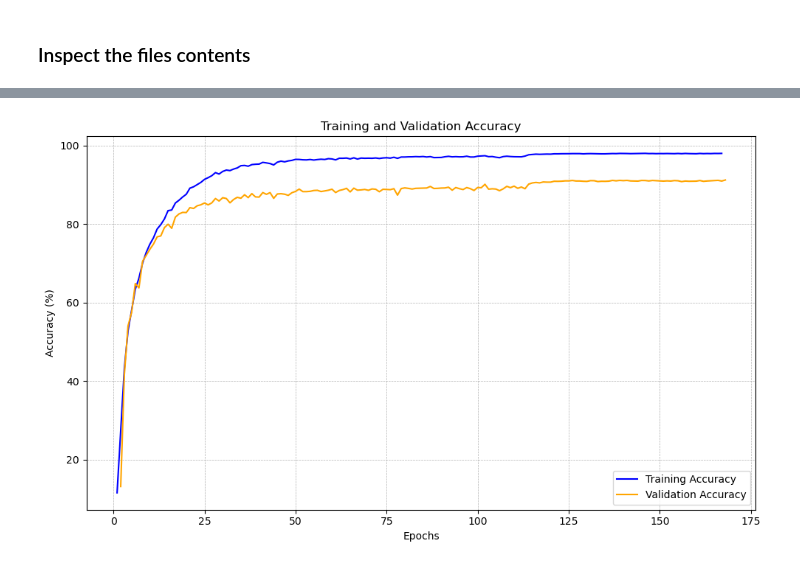
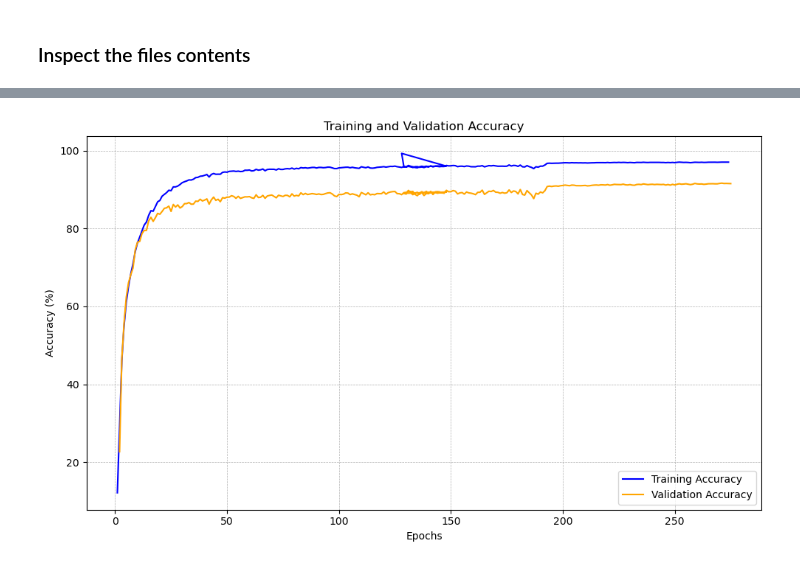
Before and after one commit to arnormoncada/KantoDex-Classifier, a Jupyter notebook: data_playground/custom_kanto.ipynb, the cells around one changed output, grey strips where cells are left out. Cells and saved outputs as stored; diff of their text form; code cells hidden in the pictures.

```diff
--- a/data_playground/custom_kanto.ipynb
+++ b/data_playground/custom_kanto.ipynb
@@ -34,11 +40,13 @@ Step: 39, Tag: Class Accuracy/Magikarp, Value: 9
 # %%
-# Vizualize the tags... we kinda already knew this but lets still do it for the novelty
+# Check each unique tag in the file
 
 tags = set()
-for event in summary_iterator(tfevents_path):
-    for value in event.summary.value:
-        tags.add(value.tag)
+for tfevents_path in tfevents_paths:
+    for event in summary_iterator(tfevents_path):
+        for value in event.summary.value:
+            tags.add(value.tag)
 
-print("Available Tags:")
-print(tags)
+print("\nUnique tags in the file:")
+for tag in tags:
+    print(tag)
 # %% [output]
@@ -56,28 +79,33 @@ epoch_train_accuracy = []
 epoch_train_loss = []
 epoch_steps_val = []
 epoch_val_accuracy = []
+epoch_val_loss = []
 
 # Initalize empty lists for batch metrics
 batch_steps_train = []
 batch_loss = []
 
 # Parse the tfevents file
-for summary in summary_iterator(tfevents_path):
-    for value in summary.summary.value:
-        if value.tag == "Epoch Training Accuracy":  # Training accuracy
-            epoch_steps_train.append(summary.step)
-            print(f"Epoch {summary.step}: Training Accuracy = {value.simple_value}")
-            epoch_train_accuracy.append(value.simple_value)
-        elif value.tag == "Epoch Validation Accuracy":  # Validation accuracy
-            print(f"Epoch {summary.step}: Validation Accuracy = {value.simple_value}")
-            epoch_steps_val.append(summary.step)
-            epoch_val_accuracy.append(value.simple_value)
-        elif value.tag == "Epoch Training Loss":  # Training loss
-            print(f"Epoch {summary.step}: Training Loss = {value.simple_value}")
-            epoch_train_loss.append(value.simple_value)
-        elif value.tag == "Batch Loss":  # Batch loss
-            batch_steps_train.append(summary.step)
-            batch_loss.append(value.simple_value)
+for tfevents_path in tfevents_paths:
+    for summary in summary_iterator(tfevents_path):
+        for value in summary.summary.value:
+            if value.tag == "Epoch Training Accuracy":  # Training accuracy
+                epoch_steps_train.append(summary.step)
+                print(f"Epoch {summary.step}: Training Accuracy = {value.simple_value}")
+                epoch_train_accuracy.append(value.simple_value)
+            elif value.tag == "Epoch Validation Accuracy":  # Validation accuracy
+                print(f"Epoch {summary.step}: Validation Accuracy = {value.simple_value}")
+                epoch_steps_val.append(summary.step)
+                epoch_val_accuracy.append(value.simple_value)
+            elif value.tag == "Epoch Training Loss":  # Training loss
+                print(f"Epoch {summary.step}: Training Loss = {value.simple_value}")
+                epoch_train_loss.append(value.simple_value)
+            elif value.tag == "Epoch Validation Loss": # Validation loss
+                print(f"Epoch {summary.step}: Validation Loss = {value.simple_value}")
+                epoch_val_loss.append(value.simple_value)
+            elif value.tag == "Batch Loss":  # Batch loss
+                batch_steps_train.append(summary.step)
+                batch_loss.append(value.simple_value)
 
 #print final values
 print("\n")
@@ -85,6 +113,7 @@ print("Final epoch: ", epoch_steps_train[-1])
 print("Final Training Accuracy: ", epoch_train_accuracy[-1])
 print("Final Validation Accuracy: ", epoch_val_accuracy[-1])
 print("Final Training Loss: ", epoch_train_loss[-1])
+print("Final Validation Loss: ", epoch_val_loss[-1])
 print("Final Batch Loss: ", batch_loss[-1])
 
 # Plot 1: Training and Validation Accuracy
@@ -99,25 +128,27 @@ plt.grid(visible=True, linestyle="--", linewidth=0.5)
 plt.tight_layout()
 plt.show()
 
-# Plot 2: Training Loss
+# Plot 2: Training and Validation Loss
 plt.figure(figsize=(10, 6))
-plt.plot(epoch_steps_train, epoch_train_loss, label="Training Loss", color="red", linestyle="--")
+plt.plot(epoch_steps_train, epoch_train_loss, label="Training Loss", color="red")
+plt.plot(epoch_steps_val, epoch_val_loss, label="Validation Loss", color="purple")
 plt.xlabel("Epochs")
 plt.ylabel("Loss")
-plt.title("Training Loss")
+plt.title("Training and Validation Loss")
 plt.legend()
 plt.grid(visible=True, linestyle="--", linewidth=0.5)
 plt.tight_layout()
 plt.show()
 
-# Plot 3: Batch Loss
-plt.figure(figsize=(10, 6))
-plt.plot(batch_steps_train, batch_loss, label="Batch Loss", color="green", linestyle="-.")
-plt.xlabel("Steps")
-plt.ylabel("Loss")
-plt.title("Batch Loss")
-plt.legend()
-plt.grid(visible=True, linestyle="--", linewidth=0.5)
-plt.tight_layout()
-plt.show()
+
+# # Plot 3: Batch Loss
+# plt.figure(figsize=(10, 6))
+# plt.plot(batch_steps_train, batch_loss, label="Batch Loss", color="green", linestyle="-.")
+# plt.xlabel("Steps")
+# plt.ylabel("Loss")
+# plt.title("Batch Loss")
+# plt.legend()
+# plt.grid(visible=True, linestyle="--", linewidth=0.5)
+# plt.tight_layout()
+# plt.show()
 # %% [output]
@@ -141 +172 @@ Final Batch Loss:  0.4782705008983612
-[figure, old version]
+[figure, new version]
```
Also changed, not shown: parts of 4 cells of this notebook, 2 other files.
